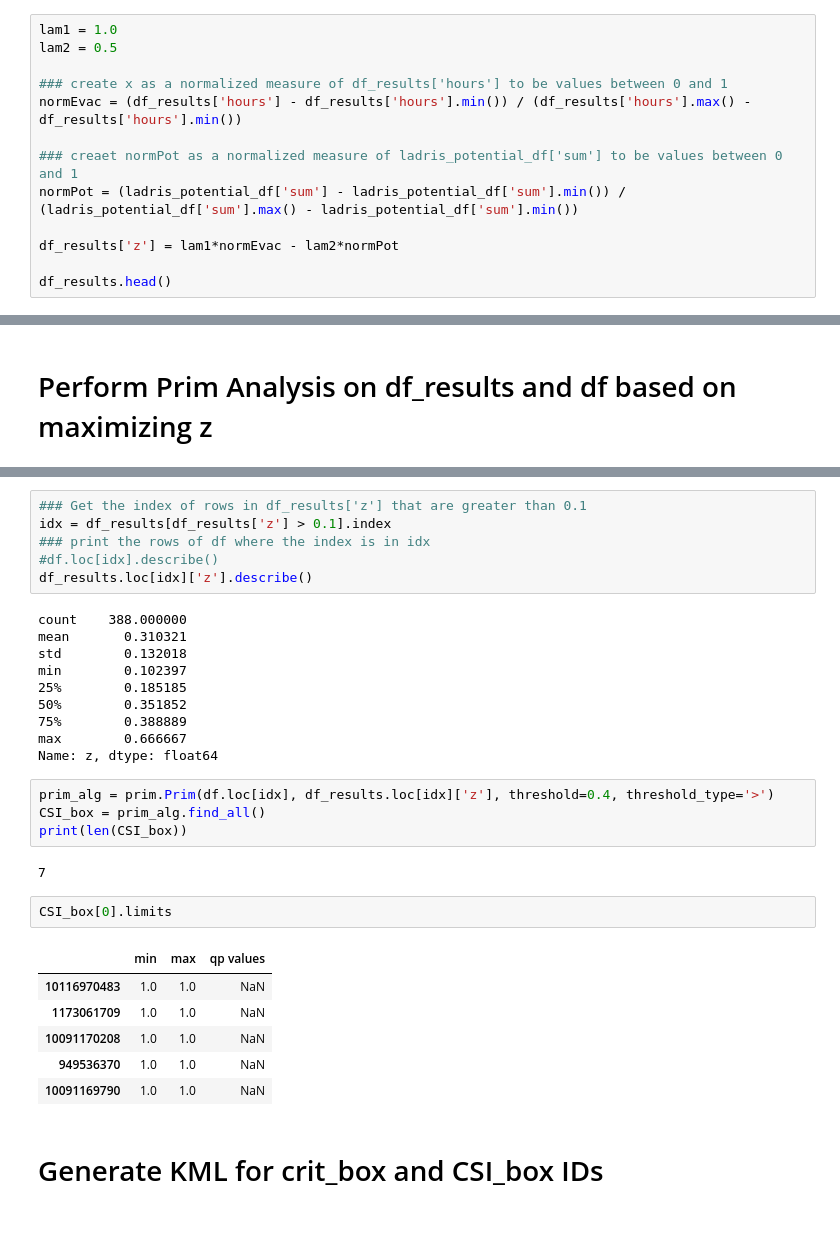
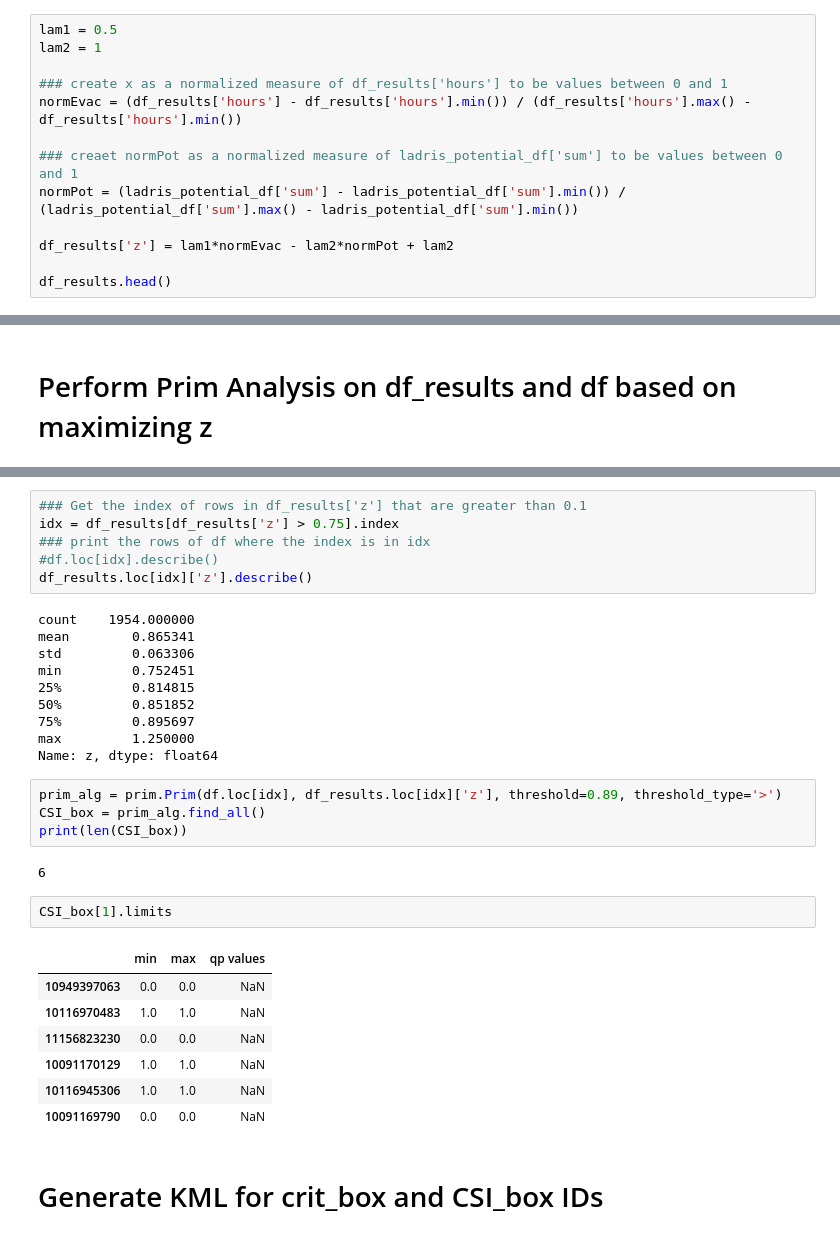
Before and after one commit to pfoytik/scenarioDiscovery, a Jupyter notebook: publication_surprise.ipynb, the cells around one changed output, grey strips where cells are left out. Saved outputs shown, nothing was run; the diff lists cells and outputs as text.

```diff
--- a/publication_surprise.ipynb
+++ b/publication_surprise.ipynb
@@ -640,8 +633,8 @@ ladris_potential_df
 | 3895 | 1 | 0 | 0 | 0 | 0 | 0 | 0 | 0 | ... |
 3896 rows × 36 columns
 # %%
-lam1 = 1.0
-lam2 = 0.5
+lam1 = 0.5
+lam2 = 1
 
 ### create x as a normalized measure of df_results['hours'] to be values between 0 and 1
 normEvac = (df_results['hours'] - df_results['hours'].min()) / (df_results['hours'].max() - df_results['hours'].min())
@@ -649,7 +642,7 @@ normEvac = (df_results['hours'] - df_results['hours'].min()) / (df_results['hour
 ### creaet normPot as a normalized measure of ladris_potential_df['sum'] to be values between 0 and 1
 normPot = (ladris_potential_df['sum'] - ladris_potential_df['sum'].min()) / (ladris_potential_df['sum'].max() - ladris_potential_df['sum'].min())
 
-df_results['z'] = lam1*normEvac - lam2*normPot
+df_results['z'] = lam1*normEvac - lam2*normPot + lam2
 
 df_results.head()
 # %% [output]
@@ -746,34 +751,35 @@ crit_box[0].limits
 # %%
 ### Get the index of rows in df_results['z'] that are greater than 0.1
-idx = df_results[df_results['z'] > 0.1].index
+idx = df_results[df_results['z'] > 0.75].index
 ### print the rows of df where the index is in idx
 #df.loc[idx].describe()
 df_results.loc[idx]['z'].describe()
 # %% [output]
-count    388.000000
-mean       0.310321
-std        0.132018
-min        0.102397
-25%        0.185185
-50%        0.351852
-75%        0.388889
-max        0.666667
+count    1954.000000
+mean        0.865341
+std         0.063306
+min         0.752451
+25%         0.814815
+50%         0.851852
+75%         0.895697
+max         1.250000
 Name: z, dtype: float64
 # %%
-prim_alg = prim.Prim(df.loc[idx], df_results.loc[idx]['z'], threshold=0.4, threshold_type='>')
+prim_alg = prim.Prim(df.loc[idx], df_results.loc[idx]['z'], threshold=0.89, threshold_type='>')
 CSI_box = prim_alg.find_all()
 print(len(CSI_box))
 # %% [output]
-7
+6
 # %%
-CSI_box[0].limits
+CSI_box[1].limits
 # %% [output]
 |  | min | max | qp values |
+| 10949397063 | 0.0 | 0.0 | NaN |
 | 10116970483 | 1.0 | 1.0 | NaN |
-| 1173061709 | 1.0 | 1.0 | NaN |
-| 10091170208 | 1.0 | 1.0 | NaN |
-| 949536370 | 1.0 | 1.0 | NaN |
-| 10091169790 | 1.0 | 1.0 | NaN |
+| 11156823230 | 0.0 | 0.0 | NaN |
+| 10091170129 | 1.0 | 1.0 | NaN |
+| 10116945306 | 1.0 | 1.0 | NaN |
+| 10091169790 | 0.0 | 0.0 | NaN |
 # %% [markdown]
 # Generate KML for crit_box and CSI_box IDs
 # %%
```
Also changed, not shown: parts of 61 cells of this notebook, 2 other files.
